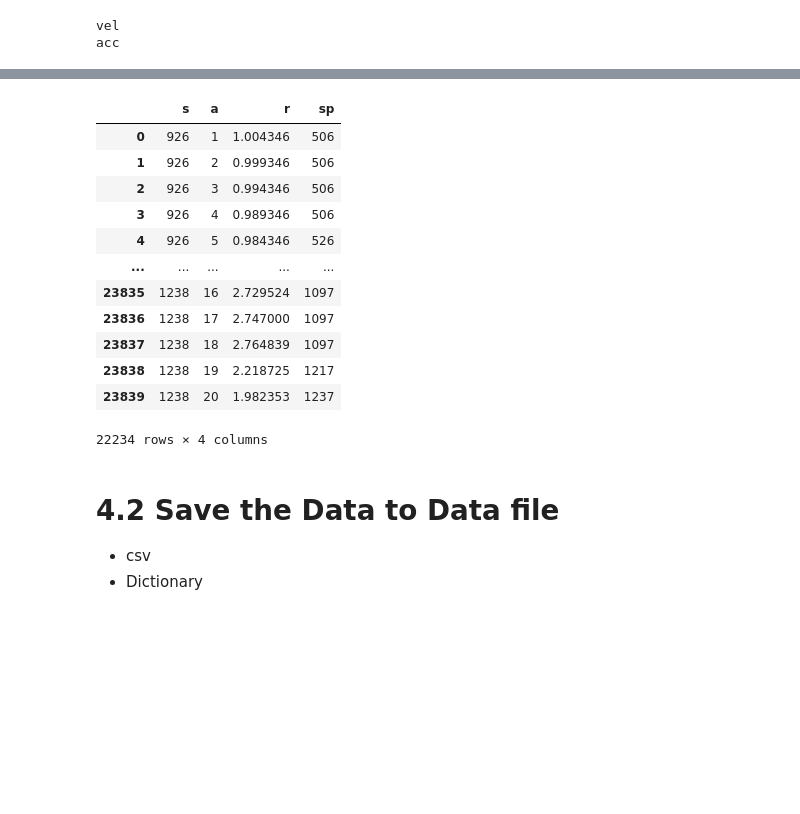
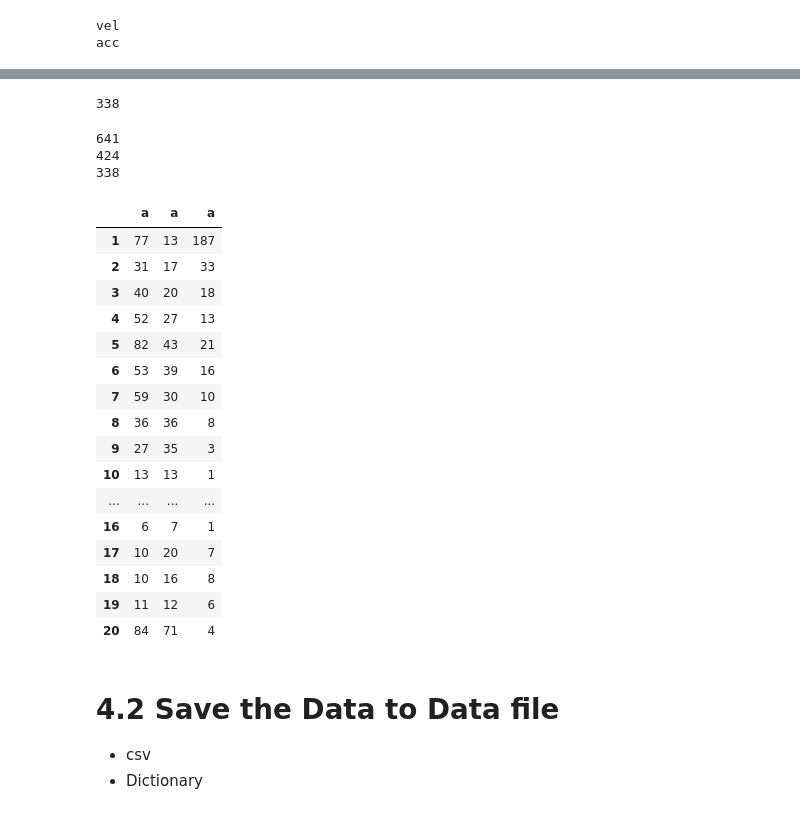
Before and after one commit to zuyeyang/Wind_Turbine_Q_Learning, a Jupyter notebook: Final Project/Data.ipynb, the cells around one changed output, grey strips where cells are left out. Saved outputs shown, nothing was run; the diff lists cells and outputs as text; code cells hidden in the pictures; blank space fills up the shorter version.

```diff
--- a/Final Project/Data.ipynb
+++ b/Final Project/Data.ipynb
@@ -218,22 +221,40 @@ disp
 # %%
 for i in ['disp','vel','acc']:
     globals()[i+'o'] = eval(i)[['s','a','r_'+i,'s_p']].rename(columns={ 'r_'+i: 'r','s_p' : 'sp'})
-# %%
-dispo
-# %% [output]
-|  | s | a | r | sp |
-| 0 | 926 | 1 | 1.004346 | 506 |
-| 1 | 926 | 2 | 0.999346 | 506 |
-| 2 | 926 | 3 | 0.994346 | 506 |
-| 3 | 926 | 4 | 0.989346 | 506 |
-| 4 | 926 | 5 | 0.984346 | 526 |
-| ... | ... | ... | ... | ... |
-| 23835 | 1238 | 16 | 2.729524 | 1097 |
-| 23836 | 1238 | 17 | 2.747000 | 1097 |
-| 23837 | 1238 | 18 | 2.764839 | 1097 |
-| 23838 | 1238 | 19 | 2.218725 | 1217 |
-| 23839 | 1238 | 20 | 1.982353 | 1237 |
-22234 rows × 4 columns
+# %%
+print(len(set(acco['s'])))
+# %% [output]
+338
+# %%
+for i in ['disp','vel','acc']:
+    idx = eval(i+'o').groupby(['s'])['r'].transform(max) == eval(i+'o')['r']
+    globals()[i+'_optimal'] = eval(i+'o')[idx]
+    print(len(set(eval(i+'o')['s'])))
+    globals()[i+'_act_count'] = eval(i+'_optimal')['a'].value_counts()
+# %% [output]
+641
+424
+338
+# %%
+pd.concat([disp_act_count,vel_act_count,acc_act_count],axis =1)
+# %% [output]
+|  | a | a | a |
+| 1 | 77 | 13 | 187 |
+| 2 | 31 | 17 | 33 |
+| 3 | 40 | 20 | 18 |
+| 4 | 52 | 27 | 13 |
+| 5 | 82 | 43 | 21 |
+| 6 | 53 | 39 | 16 |
+| 7 | 59 | 30 | 10 |
+| 8 | 36 | 36 | 8 |
+| 9 | 27 | 35 | 3 |
+| 10 | 13 | 13 | 1 |
+| ... | ... | ... | ... |
+| 16 | 6 | 7 | 1 |
+| 17 | 10 | 20 | 7 |
+| 18 | 10 | 16 | 8 |
+| 19 | 11 | 12 | 6 |
+| 20 | 84 | 71 | 4 |
 # %% [markdown]
 # 4.2 Save the Data to Data file
 * csv
```
Also changed, not shown: parts of 8 cells of this notebook, 22 other files.
